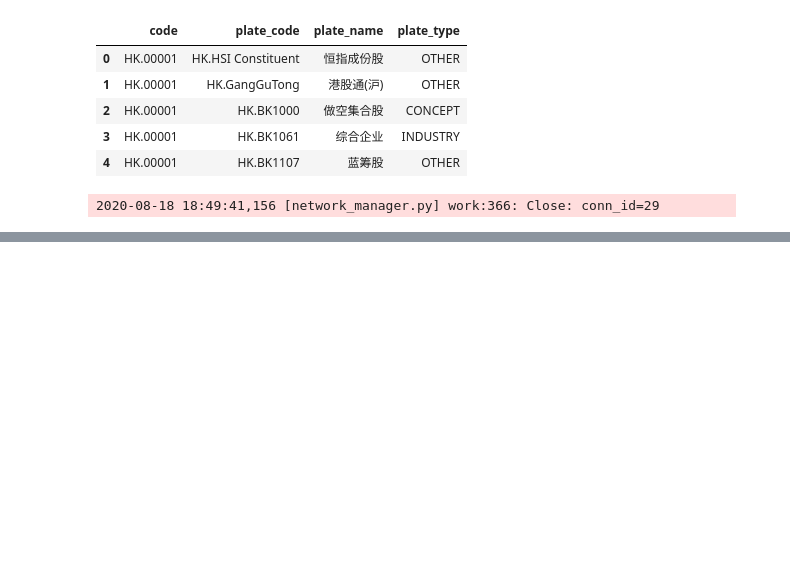
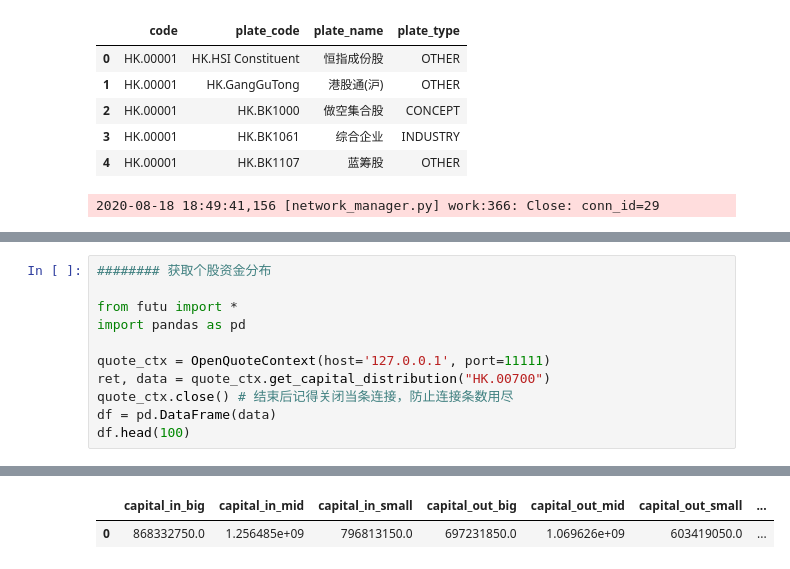
Before and after one commit to nathanhuangzhi/FutuAPI, a Jupyter notebook: Futu.ipynb, the cells around one changed output, grey strips where cells are left out. Drawn from its saved outputs; the diff is of its cells as text; blank space fills up the shorter version.

```diff
--- a/Futu.ipynb
+++ b/Futu.ipynb
@@ -124,0 +153,12 @@ df.head()
+# %%
+######## 获取个股资金分布
+
+from futu import *
+import pandas as pd
+
+quote_ctx = OpenQuoteContext(host='127.0.0.1', port=11111)
+ret, data = quote_ctx.get_capital_distribution("HK.00700")
+quote_ctx.close() # 结束后记得关闭当条连接，防止连接条数用尽
+df = pd.DataFrame(data)
+df.head(100)
+# %% [output]
@@ -124,0 +169,2 @@ df.head()
+|  | capital_in_big | capital_in_mid | capital_in_small | capital_out_big | capital_out_mid | capital_out_small | ... |
+| 0 | 868332750.0 | 1.256485e+09 | 796813150.0 | 697231850.0 | 1.069626e+09 | 603419050.0 | ... |
```
Also changed, not shown: parts of 3 cells of this notebook.
